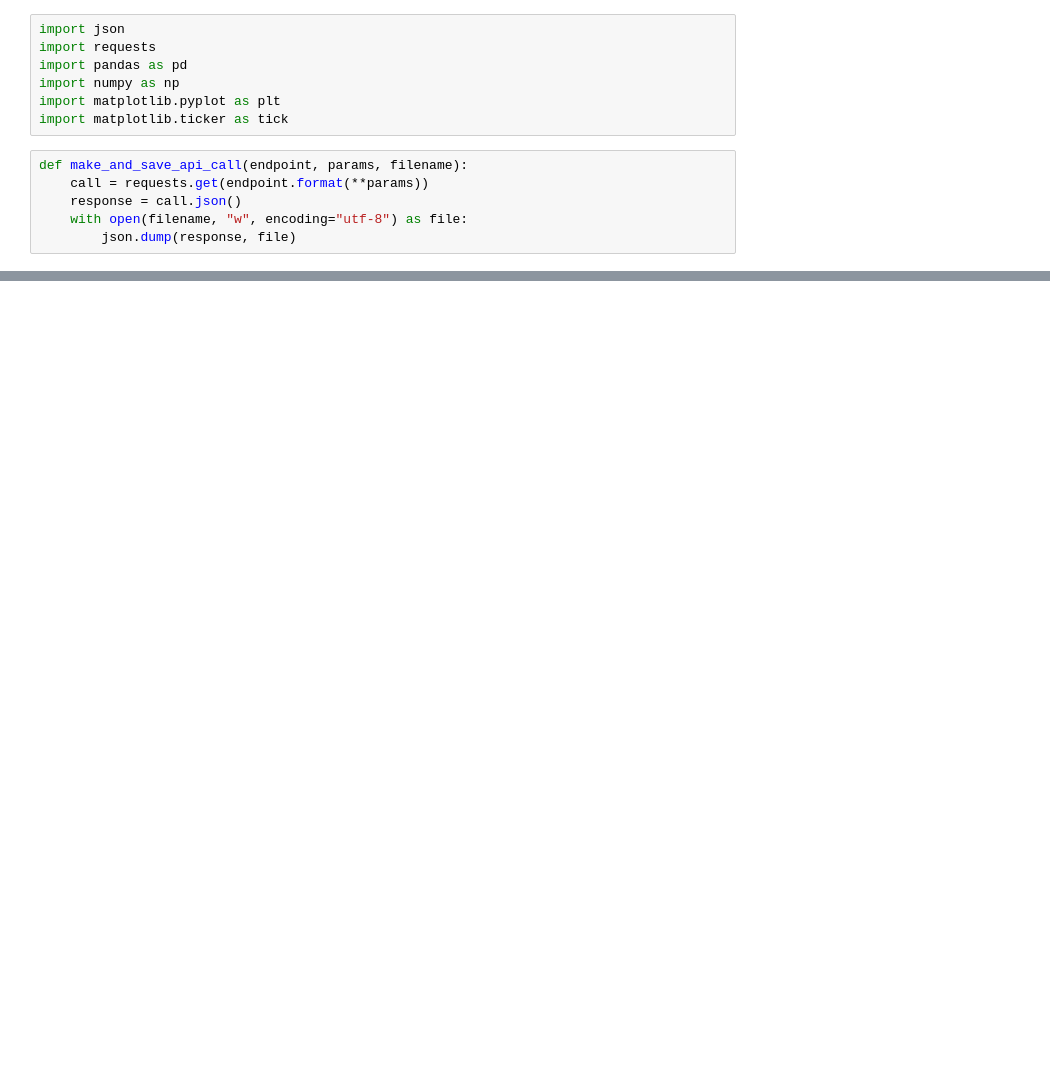
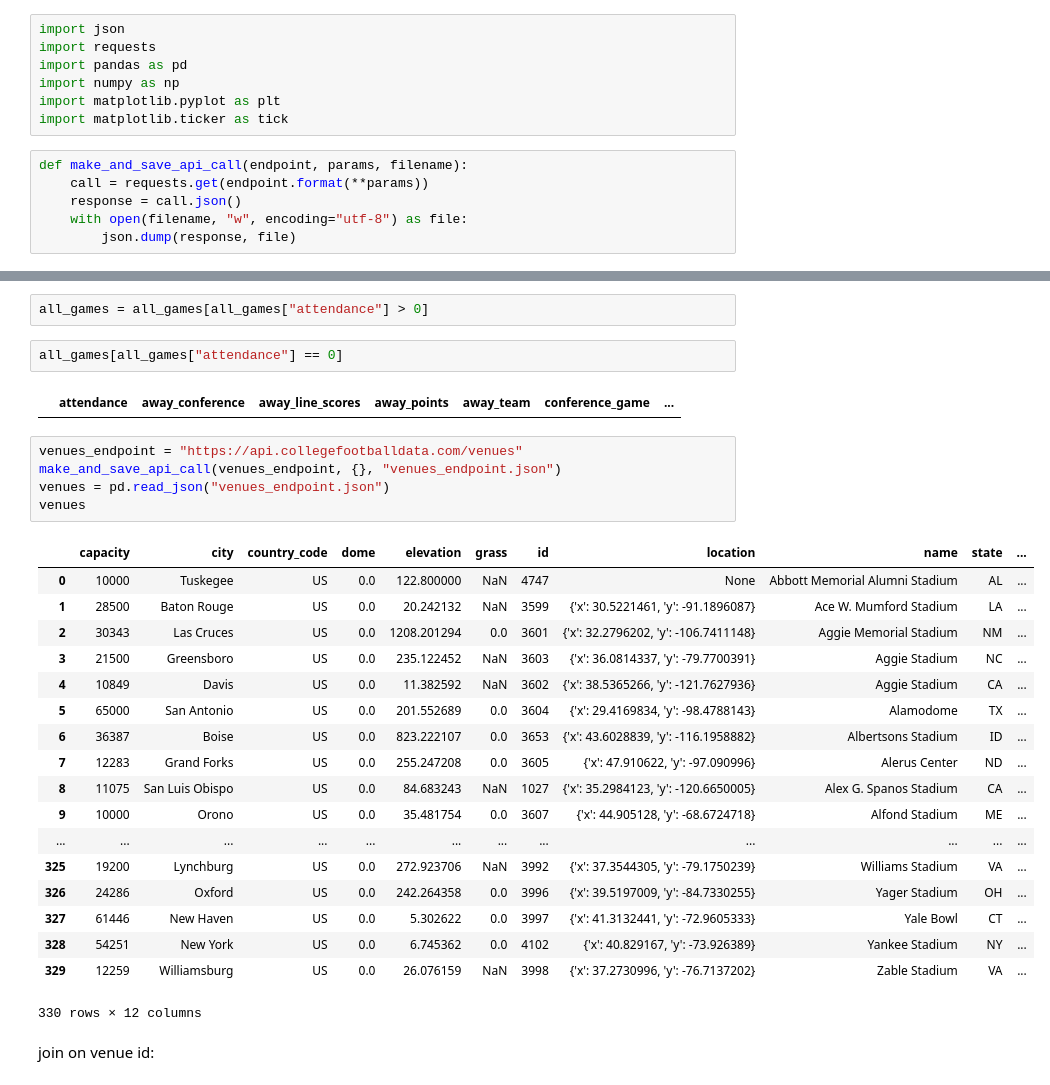
Before and after one commit to TaraWilson17/data512, a Jupyter notebook: final_project/data_collection.ipynb, the cells around one changed output, grey strips where cells are left out. Drawn from its saved outputs; the diff is of its cells as text; blank space fills up the shorter version.

Commit message:
Adds API calls for game and venue data

```diff
--- a/final_project/data_collection.ipynb
+++ b/final_project/data_collection.ipynb
@@ -53,0 +86,32 @@ pageviews_mobile_app_df["pageview_mobile_views"] = count
+# %%
+all_games = all_games[all_games["attendance"] > 0]
+# %%
+all_games[all_games["attendance"] == 0]
+# %% [output]
+|  | attendance | away_conference | away_line_scores | away_points | away_team | conference_game | ... |
+# %%
+venues_endpoint = "https://api.collegefootballdata.com/venues"
+make_and_save_api_call(venues_endpoint, {}, "venues_endpoint.json")
+venues = pd.read_json("venues_endpoint.json")
+venues
+# %% [output]
+|  | capacity | city | country_code | dome | elevation | grass | id | location | name | state | ... |
+| 0 | 10000 | Tuskegee | US | 0.0 | 122.800000 | NaN | 4747 | None | Abbott Memorial Alumni Stadium | AL | ... |
+| 1 | 28500 | Baton Rouge | US | 0.0 | 20.242132 | NaN | 3599 | {'x': 30.5221461, 'y': -91.1896087} | Ace W. Mumford Stadium | LA | ... |
+| 2 | 30343 | Las Cruces | US | 0.0 | 1208.201294 | 0.0 | 3601 | {'x': 32.2796202, 'y': -106.7411148} | Aggie Memorial Stadium | NM | ... |
+| 3 | 21500 | Greensboro | US | 0.0 | 235.122452 | NaN | 3603 | {'x': 36.0814337, 'y': -79.7700391} | Aggie Stadium | NC | ... |
+| 4 | 10849 | Davis | US | 0.0 | 11.382592 | NaN | 3602 | {'x': 38.5365266, 'y': -121.7627936} | Aggie Stadium | CA | ... |
+| 5 | 65000 | San Antonio | US | 0.0 | 201.552689 | 0.0 | 3604 | {'x': 29.4169834, 'y': -98.4788143} | Alamodome | TX | ... |
+| 6 | 36387 | Boise | US | 0.0 | 823.222107 | 0.0 | 3653 | {'x': 43.6028839, 'y': -116.1958882} | Albertsons Stadium | ID | ... |
+| 7 | 12283 | Grand Forks | US | 0.0 | 255.247208 | 0.0 | 3605 | {'x': 47.910622, 'y': -97.090996} | Alerus Center | ND | ... |
+| 8 | 11075 | San Luis Obispo | US | 0.0 | 84.683243 | NaN | 1027 | {'x': 35.2984123, 'y': -120.6650005} | Alex G. Spanos Stadium | CA | ... |
+| 9 | 10000 | Orono | US | 0.0 | 35.481754 | 0.0 | 3607 | {'x': 44.905128, 'y': -68.6724718} | Alfond Stadium | ME | ... |
+| ... | ... | ... | ... | ... | ... | ... | ... | ... | ... | ... | ... |
+| 325 | 19200 | Lynchburg | US | 0.0 | 272.923706 | NaN | 3992 | {'x': 37.3544305, 'y': -79.1750239} | Williams Stadium | VA | ... |
+| 326 | 24286 | Oxford | US | 0.0 | 242.264358 | 0.0 | 3996 | {'x': 39.5197009, 'y': -84.7330255} | Yager Stadium | OH | ... |
+| 327 | 61446 | New Haven | US | 0.0 | 5.302622 | 0.0 | 3997 | {'x': 41.3132441, 'y': -72.9605333} | Yale Bowl | CT | ... |
+| 328 | 54251 | New York | US | 0.0 | 6.745362 | 0.0 | 4102 | {'x': 40.829167, 'y': -73.926389} | Yankee Stadium | NY | ... |
+| 329 | 12259 | Williamsburg | US | 0.0 | 26.076159 | NaN | 3998 | {'x': 37.2730996, 'y': -76.7137202} | Zable Stadium | VA | ... |
+330 rows × 12 columns
+# %% [markdown]
+join on venue id:
```
Also changed, not shown: parts of 10 cells of this notebook.
